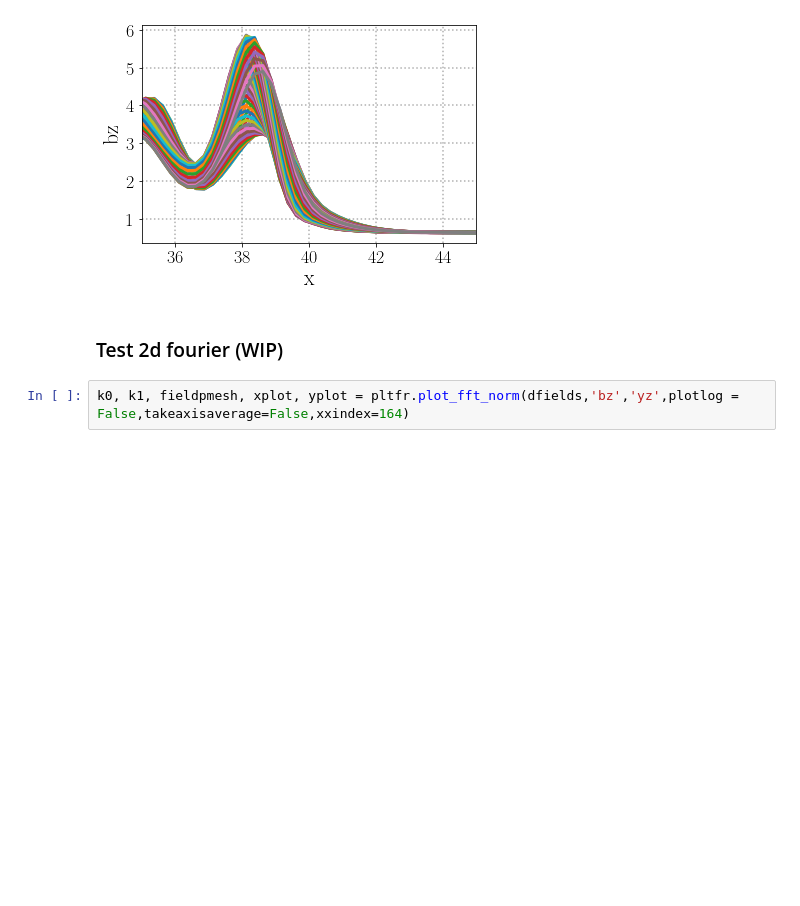
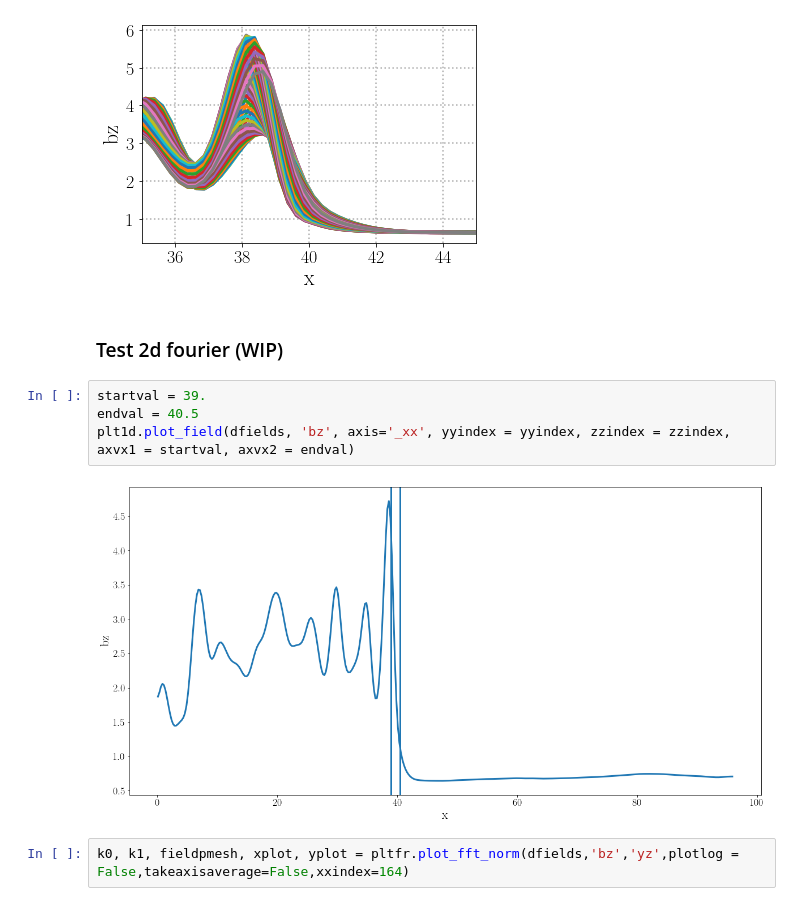
Before and after one commit to collinrbr/FPCAnalysis, a Jupyter notebook: dHybridR.ipynb, the cells around one changed output. Drawn from its saved outputs; the diff is of its cells as text; blank space fills up the shorter version.

```diff
--- a/dHybridR.ipynb
+++ b/dHybridR.ipynb
@@ -434,6 +434,12 @@ plt1d.plot_stack_field_along_x(dfields,'bz','_yy',yyindex=0,zzindex=0,xlow=35.,x
 [figure]
 # %% [markdown]
 ### Test 2d fourier (WIP)
+# %%
+startval = 39.
+endval = 40.5
+plt1d.plot_field(dfields, 'bz', axis='_xx', yyindex = yyindex, zzindex = zzindex, axvx1 = startval, axvx2 = endval)
+# %% [output]
+[figure, added]
 # %%
 k0, k1, fieldpmesh, xplot, yplot = pltfr.plot_fft_norm(dfields,'bz','yz',plotlog = False,takeaxisaverage=False,xxindex=164)
 # %% [markdown]
```
Also changed, not shown: 1 other file.
